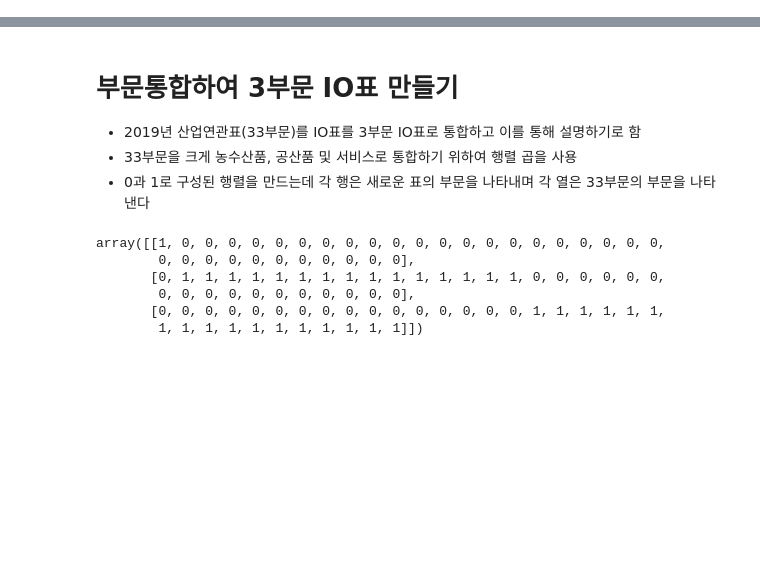
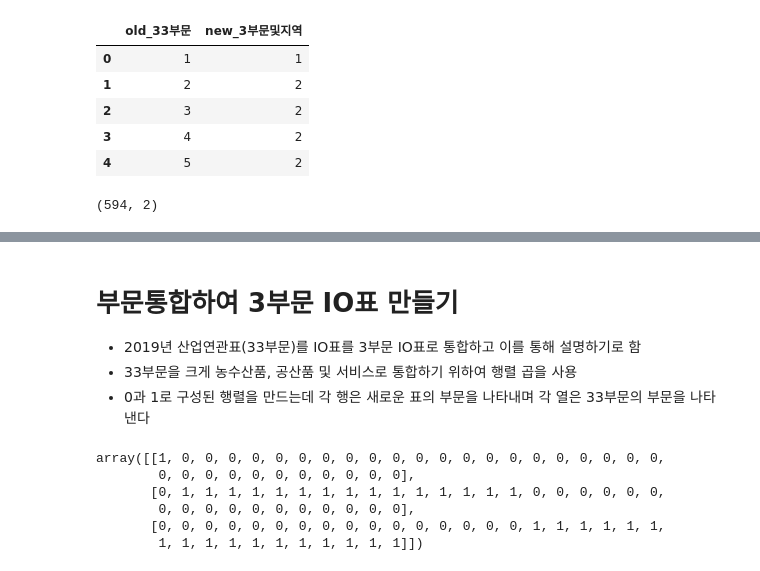
Before and after one commit to Tom-Jung/legendary-funicular, a Jupyter notebook: Types_of_IOTs_new.ipynb, the cells around one changed output, grey strips where cells are left out. Cells and saved outputs as stored; diff of their text form; code cells hidden in the pictures; blank space fills up the shorter version.

```diff
--- a/Types_of_IOTs_new.ipynb
+++ b/Types_of_IOTs_new.ipynb
@@ -5,0 +35,15 @@ import pandas as pd  # Pandas import
+# %%
+cdr_for_itr = cdr[["old_33부문", "new_3부문및지역"]]
+cdr_for_itr.head()
+# %% [output]
+|  | old_33부문 | new_3부문및지역 |
+| 0 | 1 | 1 |
+| 1 | 2 | 2 |
+| 2 | 3 | 2 |
+| 3 | 4 | 2 |
+| 4 | 5 | 2 |
+# %%
+cd_itr = cdr_for_itr.to_numpy()
+cd_itr.shape
+# %% [output]
+(594, 2)
```
Also changed, not shown: parts of 11 cells of this notebook.
